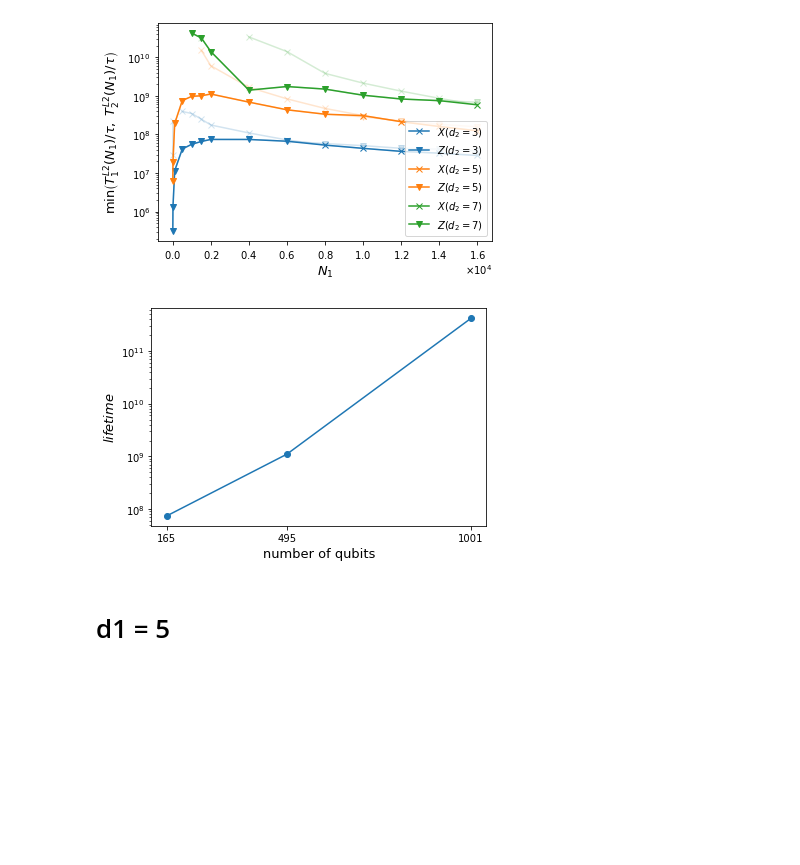
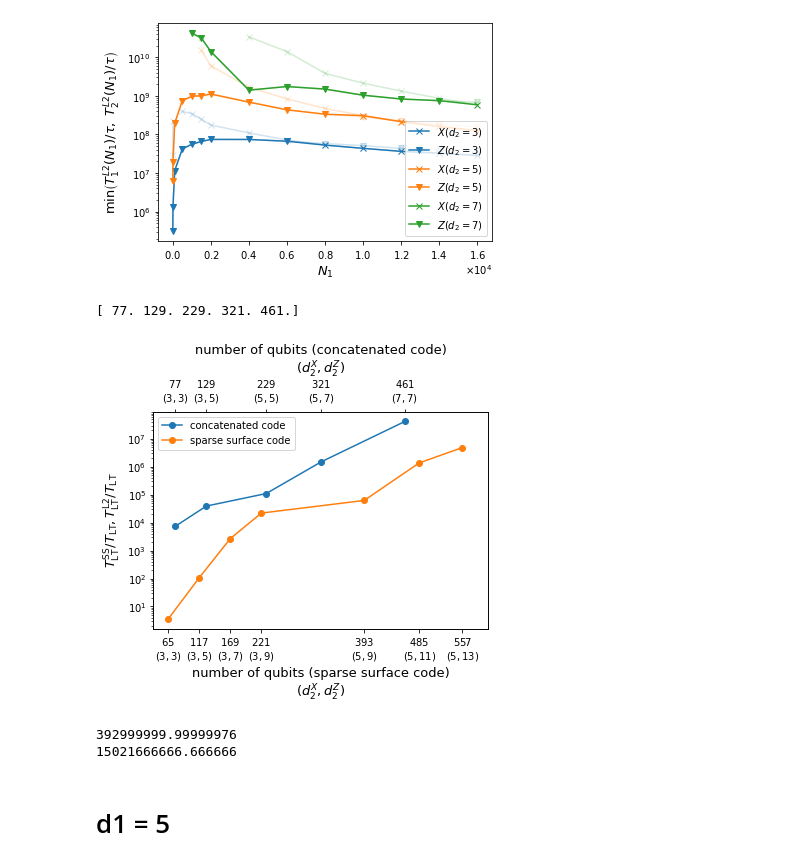
Before and after one commit to kono0924/Fujii-lab, a Jupyter notebook: surface_realistic/realistic_single_round/csv_view.ipynb, the cells around one changed output. Saved outputs shown, nothing was run; the diff lists cells and outputs as text; code cells hidden in the pictures; blank space fills up the shorter version.

```diff
--- a/surface_realistic/realistic_single_round/csv_view.ipynb
+++ b/surface_realistic/realistic_single_round/csv_view.ipynb
@@ -280,22 +280,51 @@ plt.show()
 42091000000.0
 [figure]
 # %%
-cd_list =[[3,3],[5,5],[7,7]]
-lifetime_list = np.array([7.4*10**7,1.1*10**9,4.2*10**11])
+cd_list =[[3,3],[3,5],[5,5],[5,7],[7,7]]
+lifetime_list = np.array([7.4*10**7,392999999,1.1*10**9,15021666666,4.2*10**11])
 number_list = np.array([])
 def qubits_number(d1,dx,dz):
-    return dz*(2*dx-1)*(2*d1 -1) + (4*dx*dz-dx-dz)
+    return dz*(2*dx-1)*(2*d1 -1) + dz-1
 for cd in cd_list:
-    number_list = np.append(number_list,qubits_number(5,cd[0],cd[1]))
+    number_list = np.append(number_list,qubits_number(3,cd[0],cd[1]))
 fig, ax = plt.subplots()
-ax.plot(number_list, lifetime_list,marker='o')
-ax.set_xlabel(r"number of qubits", fontsize=13)
-ax.set_ylabel(r'$lifetime$', fontsize=13)
-ax.set_xticks(number_list)
+print(number_list)
+ax2 = ax.twiny()
+ax.plot(number_list, lifetime_list/10000,marker='o',label="concatenated code")
+ax.plot([65,117,169,221,393,485,557],
+        np.array([3.51509345e+04, 1.05939886e+06, 2.68201630e+07, 2.20340540e+08,
+ 6.23562169e+08, 1.37817323e+10, 4.85916186e+10])/10000,marker='o',label="sparse surface code")
+ax.set_xlabel(r"number of qubits (sparse surface code)"+"\n"+r"$(d^{X}_{2},d^{Z}_{2})$", fontsize=13)
+ax2.set_xlabel(r"number of qubits (concatenated code)"+"\n"+r"$(d^{X}_{2},d^{Z}_{2})$", fontsize=13)
+ax.set_ylabel(r'$T_{\mathrm{LT}}^{\mathrm{SS}}/T_{\mathrm{LT}}, T_{\mathrm{LT}}^{\mathrm{L2}}/T_{\mathrm{LT}}$', fontsize=13)
+ax.set_xticks([65,117,169,221,393,485,557])
+ax.set_xticklabels([r"$65$"+"\n"+r"$(3,3)$",r"$117$"+"\n"+r"$(3,5)$",r"$169$"+"\n"+r"$(3,7)$",r"$221$"+"\n"+r"$(3,9)$",
+                    r"$393$"+"\n"+r"$(5,9)$",r"$485$"+"\n"+r"$(5,11)$",r"$557$"+"\n"+r"$(5,13)$"])
+ax2.set_xticks(number_list)
+ax2.set_xticklabels([r"$77$"+"\n"+r"$(3,3)$",r"$129$"+"\n"+r"$(3,5)$",r"$229$"+"\n"+r"$(5,5)$",r"$321$"+"\n"+r"$(5,7)$",r"$461$"+"\n"+r"$(7,7)$"])
 ax.set_yscale("log")
+ax.set_xlim(40,600)
+ax2.set_xlim(40,600)
+ax.legend()
 plt.show()
 # %% [output]
+[ 77. 129. 229. 321. 461.]
-[figure, old version]
+[figure, new version]
+# %%
+d1 = 3
+
+d2 = 3
+N1 = 500
+pL = 2.3000000000000014e-05
+print(d2*(6*N1+4*d1+1)/pL)
+
+d2 = 5
+N1 = 1500
+pL = 3e-06
+print(d2*(6*N1+4*d1+1)/pL)
+# %% [output]
+392999999.99999976
+15021666666.666666
 # %% [markdown]
 # d1 = 5
 # %%
```
Also changed, not shown: parts of 4 cells of this notebook, 1 other file.
